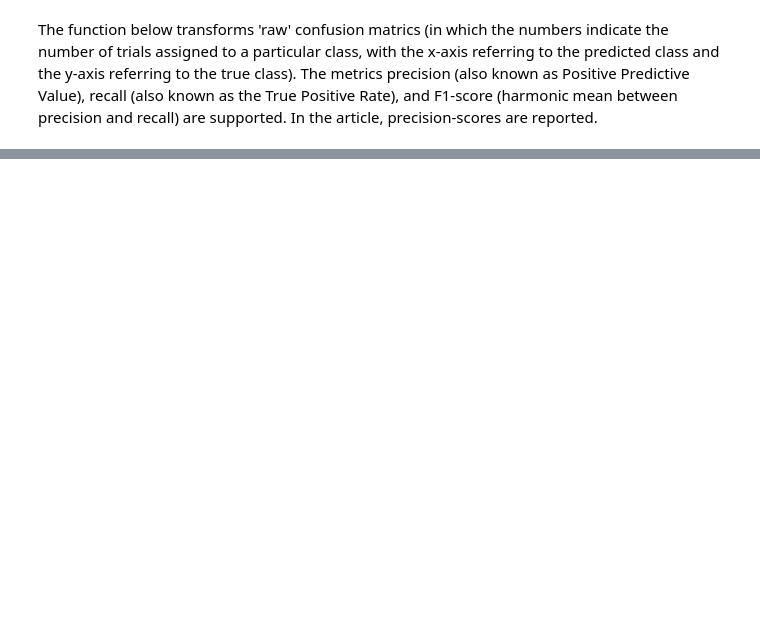
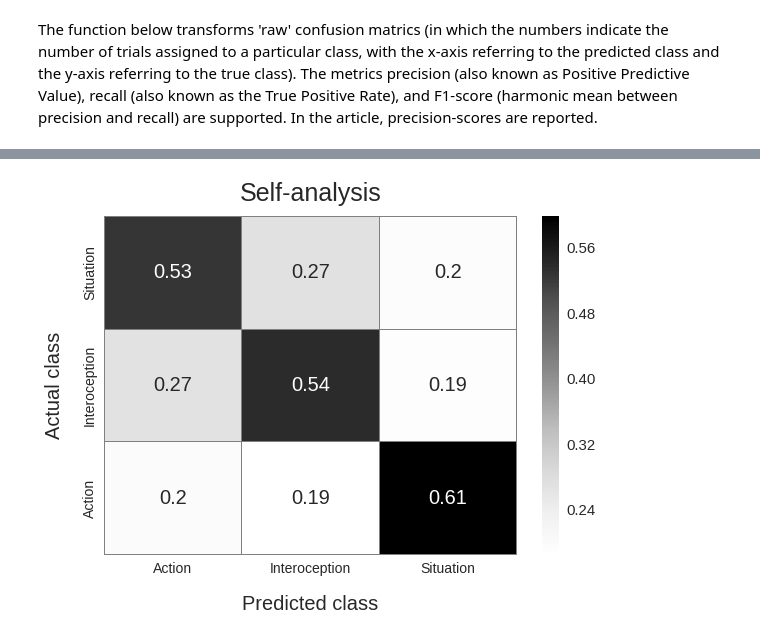
Before and after one commit to lukassnoek/DecodingEmotions, a Jupyter notebook: Analyses/statistics/statistics_main_analysis.ipynb, the cells around one changed output, grey strips where cells are left out. Cells and saved outputs as stored; diff of their text form; code cells hidden in the pictures; blank space fills up the shorter version.

```diff
--- a/Analyses/statistics/statistics_main_analysis.ipynb
+++ b/Analyses/statistics/statistics_main_analysis.ipynb
@@ -113,14 +127,11 @@ pmat = np.array([np.round(stats.t.sf(np.abs(tt), n-1)*2, 3) for tt in tmat])
 # %%
-perm_dir = '/media/lukas/data/DecodingEmotions/Validation_set/glm_HWW/permutation_results/'
-dirs = glob.glob(op.join(perm_dir, 'perm_*'))
+o_perm_dir = '/media/lukas/data/DecodingEmotions/Validation_set/glm_HWW/permutation_results/'
+o_dirs = glob.glob(op.join(o_perm_dir, 'perm_*'))
 
-perm_mats = np.zeros((len(dirs), n, 3, 3))
+# perm_mats shape = [nr perms, subjects, n_class, n_class]
+o_perm_mats = np.zeros((len(o_dirs), o_confmat.shape[0], 3, 3))
 
-for i, d in enumerate(dirs):
-    print(d)
+for i, d in enumerate(o_dirs):
     mats = glob.glob(op.join(d, '*confmat.npy'))
-
     for ii, m in enumerate(mats):
-        perm_mats[i, ii, :, :] = np.load(m)
-
-perm_mats = perm_mats / np.expand_dims(perm_mats.sum(axis=2), -1)
+        o_perm_mats[i, ii, :, :] = compute_score_confmat(np.load(m), 'precision')
@@ -151,0 +250,29 @@ array([[ 0.   ,  1.   ,  0.082],
+# %%
+# Location of results from 100,000 iterations analysis
+optself_dir = '/media/lukas/data/DecodingEmotions/Optimization_set/glm_zinnen/analysis_results'
+optother_dir = '/media/lukas/data/DecodingEmotions/Optimization_set/glm_HWW/analysis_results'
+# %%
+optself_files = glob.glob(op.join(optself_dir, '*.pickle'))
+opts_confmat = np.zeros((len(optself_files), 3, 3))
+for i, f in enumerate(optself_files):
+    tmp = cPickle.load(open(f)).conf_mat
+    opts_confmat[i, :, :] = compute_score_confmat(tmp, metric='precision')
+
+opts_confmat[np.isnan(opts_confmat)] = 0
+# %%
+labels = ['Action', 'Interoception', 'Situation']
+opts_av_cm = opts_confmat.mean(axis=0)
+plt.figure(figsize=(8,6))
+ax = sns.heatmap(opts_av_cm, cmap=plt.cm.Greys, annot=True,
+                 linewidths=0.1, linecolor='grey', vmax=.6, cbar=True, annot_kws={'fontsize': 20})
+cax = plt.gcf().axes[-1]
+cax.tick_params(labelsize=15)
+plt.xticks(np.arange(3)+0.5, labels, fontsize=14)
+plt.yticks(np.arange(3)+0.5, labels, fontsize=14)
+plt.xlabel('Predicted class', fontsize=20, labelpad=19)
+plt.ylabel('Actual class', fontsize=20, labelpad=19)
+plt.title('Self-analysis', fontsize=25, y=1.03)
+plt.tight_layout(pad=0.1)
+plt.savefig(op.join(plot_dir, 'optself_confmat.png'))
+# %% [output]
+[figure, added]
```
Also changed, not shown: parts of 28 cells of this notebook, 4 other files.
